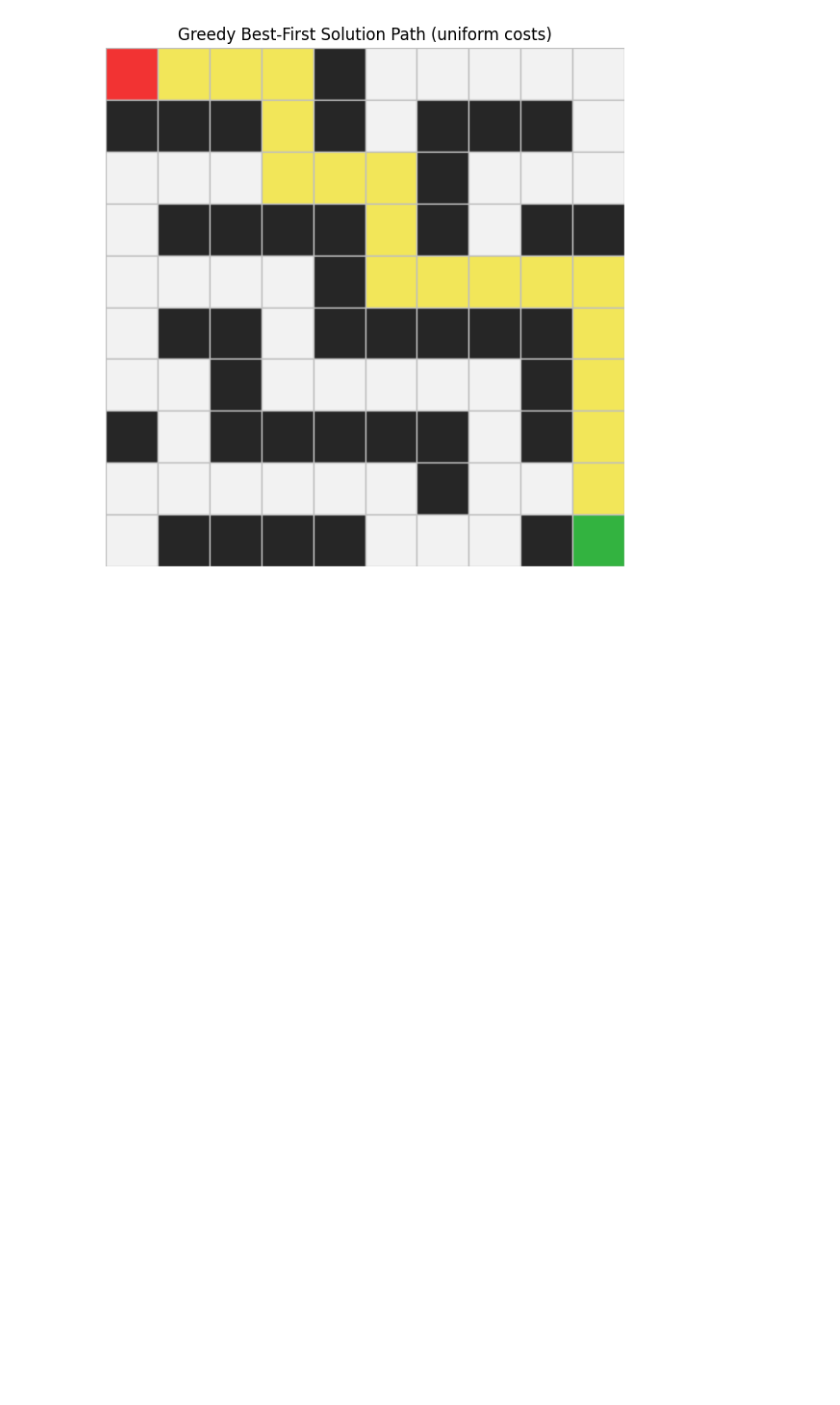
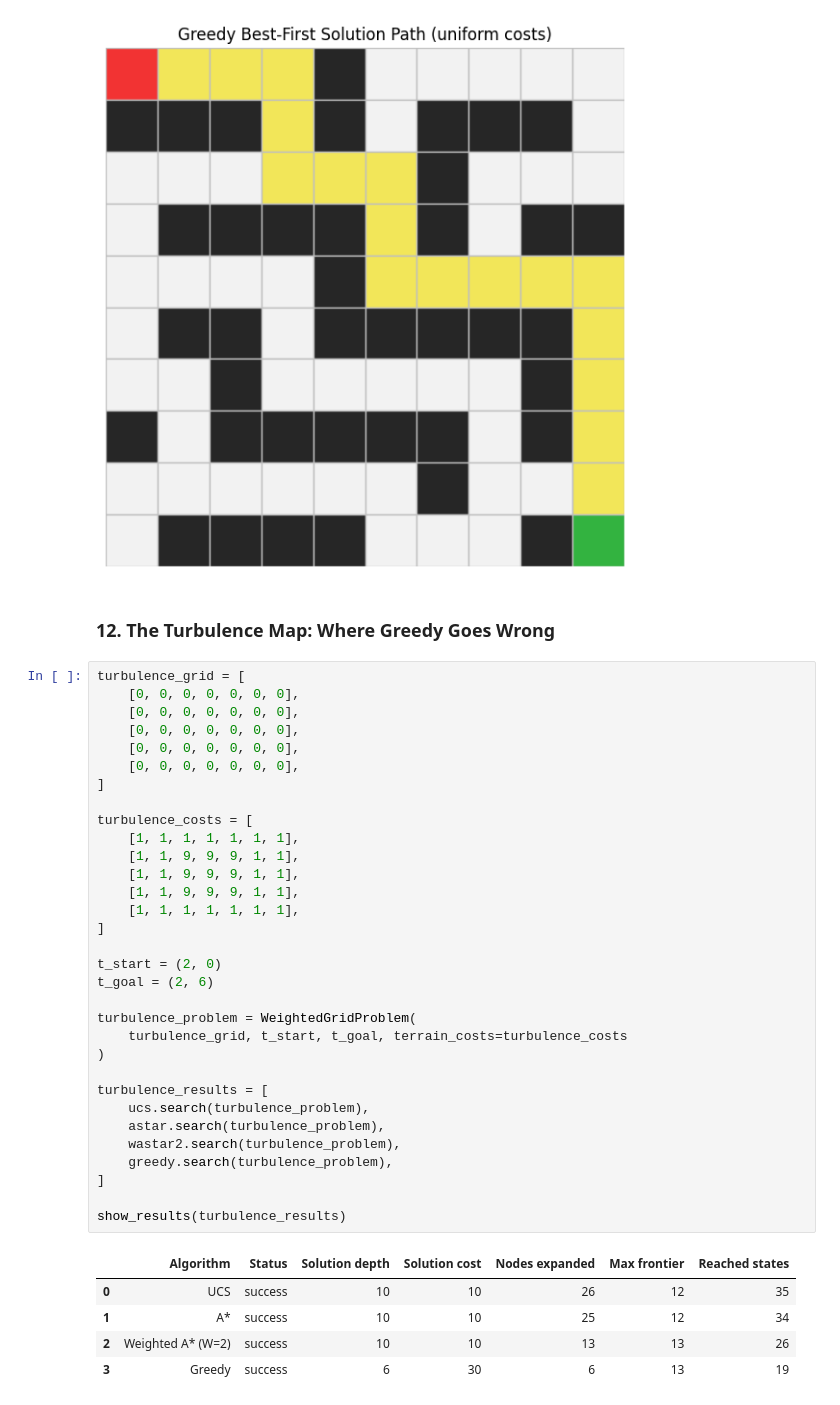
Before and after one commit to Blaise101/intro_to_ai_lab1, a Jupyter notebook: Blaise_Izerimana_Lab_1B.ipynb, the cells around one changed output. Drawn from its saved outputs; the diff is of its cells as text; blank space fills up the shorter version.

```diff
--- a/Blaise_Izerimana_Lab_1B.ipynb
+++ b/Blaise_Izerimana_Lab_1B.ipynb
@@ -664,3 +664,43 @@ plot_path(
 # %% [output]
 [figure]
 [figure]
+# %% [markdown]
+### 12. The Turbulence Map: Where Greedy Goes Wrong
+# %%
+turbulence_grid = [
+    [0, 0, 0, 0, 0, 0, 0],
+    [0, 0, 0, 0, 0, 0, 0],
+    [0, 0, 0, 0, 0, 0, 0],
+    [0, 0, 0, 0, 0, 0, 0],
+    [0, 0, 0, 0, 0, 0, 0],
+]
+
+turbulence_costs = [
+    [1, 1, 1, 1, 1, 1, 1],
+    [1, 1, 9, 9, 9, 1, 1],
+    [1, 1, 9, 9, 9, 1, 1],
+    [1, 1, 9, 9, 9, 1, 1],
+    [1, 1, 1, 1, 1, 1, 1],
+]
+
+t_start = (2, 0)
+t_goal = (2, 6)
+
+turbulence_problem = WeightedGridProblem(
+    turbulence_grid, t_start, t_goal, terrain_costs=turbulence_costs
+)
+
+turbulence_results = [
+    ucs.search(turbulence_problem),
+    astar.search(turbulence_problem),
+    wastar2.search(turbulence_problem),
+    greedy.search(turbulence_problem),
+]
+
+show_results(turbulence_results)
+# %% [output]
+|  | Algorithm | Status | Solution depth | Solution cost | Nodes expanded | Max frontier | Reached states |
+| 0 | UCS | success | 10 | 10 | 26 | 12 | 35 |
+| 1 | A* | success | 10 | 10 | 25 | 12 | 34 |
+| 2 | Weighted A* (W=2) | success | 10 | 10 | 13 | 13 | 26 |
+| 3 | Greedy | success | 6 | 30 | 6 | 13 | 19 |
```
Also changed, not shown: parts of 1 cell of this notebook.
